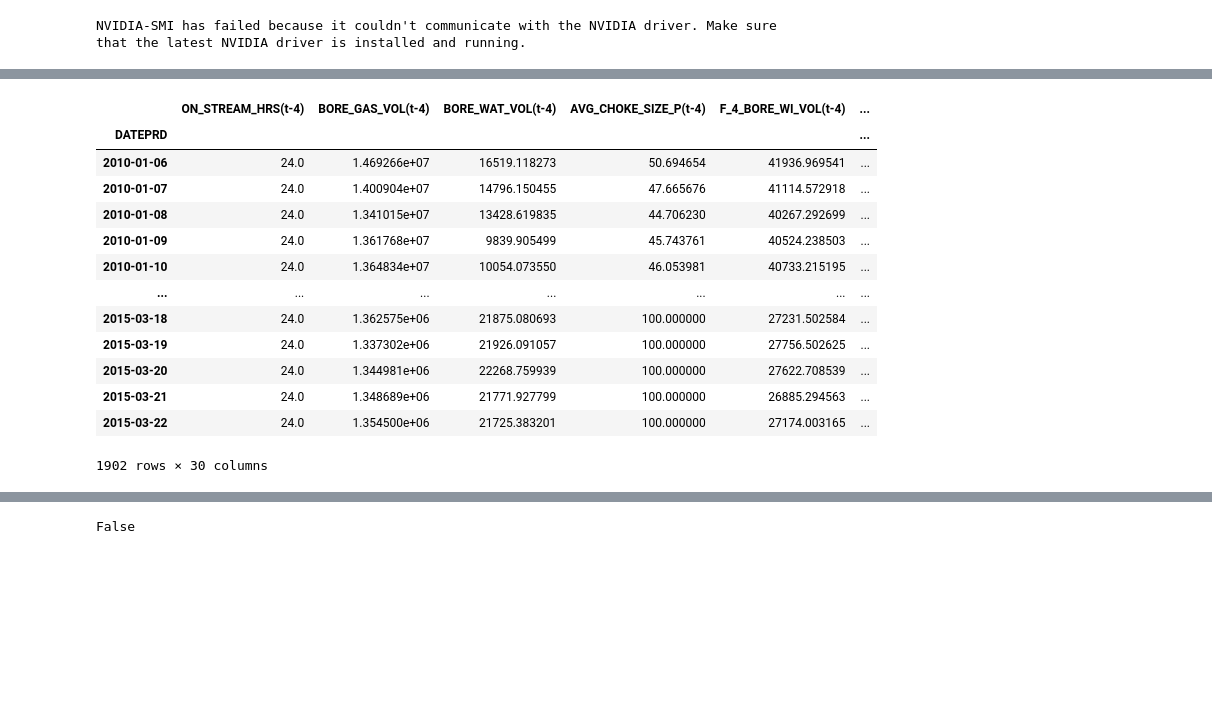
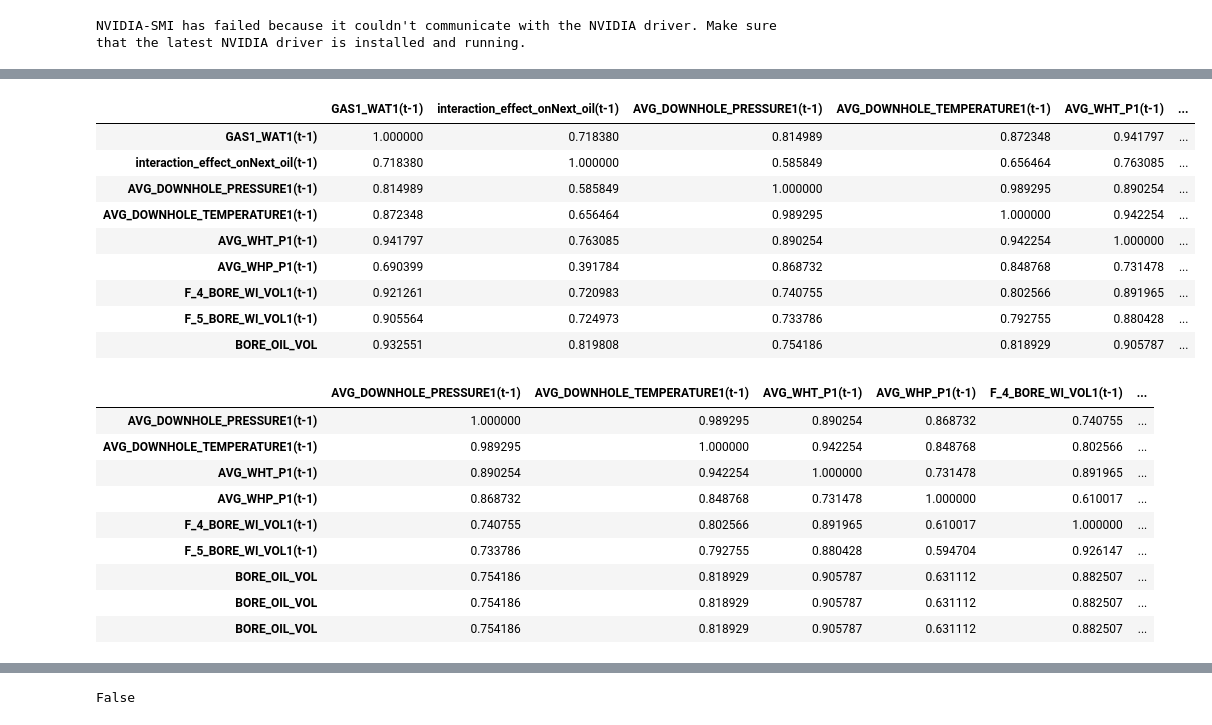
Before and after one commit to ashrafalaghbari/GA-TCN-LSTM, a Jupyter notebook: optimal_TCN_single_step.ipynb, the cells around one changed output, grey strips where cells are left out. Saved outputs shown, nothing was run; the diff lists cells and outputs as text; code cells hidden in the pictures; blank space fills up the shorter version.

```diff
--- a/optimal_TCN_single_step.ipynb
+++ b/optimal_TCN_single_step.ipynb
@@ -186,17 +229,26 @@ series_supervised = series_supervised[matching_columns]
-# %%
-series_supervised
-# %% [output]
-|  | ON_STREAM_HRS(t-4) | BORE_GAS_VOL(t-4) | BORE_WAT_VOL(t-4) | AVG_CHOKE_SIZE_P(t-4) | F_4_BORE_WI_VOL(t-4) | ... |
-| DATEPRD |  |  |  |  |  | ... |
-| 2010-01-06 | 24.0 | 1.469266e+07 | 16519.118273 | 50.694654 | 41936.969541 | ... |
-| 2010-01-07 | 24.0 | 1.400904e+07 | 14796.150455 | 47.665676 | 41114.572918 | ... |
-| 2010-01-08 | 24.0 | 1.341015e+07 | 13428.619835 | 44.706230 | 40267.292699 | ... |
-| 2010-01-09 | 24.0 | 1.361768e+07 | 9839.905499 | 45.743761 | 40524.238503 | ... |
-| 2010-01-10 | 24.0 | 1.364834e+07 | 10054.073550 | 46.053981 | 40733.215195 | ... |
-| ... | ... | ... | ... | ... | ... | ... |
-| 2015-03-18 | 24.0 | 1.362575e+06 | 21875.080693 | 100.000000 | 27231.502584 | ... |
-| 2015-03-19 | 24.0 | 1.337302e+06 | 21926.091057 | 100.000000 | 27756.502625 | ... |
-| 2015-03-20 | 24.0 | 1.344981e+06 | 22268.759939 | 100.000000 | 27622.708539 | ... |
-| 2015-03-21 | 24.0 | 1.348689e+06 | 21771.927799 | 100.000000 | 26885.294563 | ... |
-| 2015-03-22 | 24.0 | 1.354500e+06 | 21725.383201 | 100.000000 | 27174.003165 | ... |
-1902 rows × 30 columns
+# %%
+series_supervised.corr().iloc[-9:,-9:]
+# %% [output]
+|  | GAS1_WAT1(t-1) | interaction_effect_onNext_oil(t-1) | AVG_DOWNHOLE_PRESSURE1(t-1) | AVG_DOWNHOLE_TEMPERATURE1(t-1) | AVG_WHT_P1(t-1) | ... |
+| GAS1_WAT1(t-1) | 1.000000 | 0.718380 | 0.814989 | 0.872348 | 0.941797 | ... |
+| interaction_effect_onNext_oil(t-1) | 0.718380 | 1.000000 | 0.585849 | 0.656464 | 0.763085 | ... |
+| AVG_DOWNHOLE_PRESSURE1(t-1) | 0.814989 | 0.585849 | 1.000000 | 0.989295 | 0.890254 | ... |
+| AVG_DOWNHOLE_TEMPERATURE1(t-1) | 0.872348 | 0.656464 | 0.989295 | 1.000000 | 0.942254 | ... |
+| AVG_WHT_P1(t-1) | 0.941797 | 0.763085 | 0.890254 | 0.942254 | 1.000000 | ... |
+| AVG_WHP_P1(t-1) | 0.690399 | 0.391784 | 0.868732 | 0.848768 | 0.731478 | ... |
+| F_4_BORE_WI_VOL1(t-1) | 0.921261 | 0.720983 | 0.740755 | 0.802566 | 0.891965 | ... |
+| F_5_BORE_WI_VOL1(t-1) | 0.905564 | 0.724973 | 0.733786 | 0.792755 | 0.880428 | ... |
+| BORE_OIL_VOL | 0.932551 | 0.819808 | 0.754186 | 0.818929 | 0.905787 | ... |
+# %%
+series_supervised.corr().iloc[-9:,-9:]
+# %% [output]
+|  | AVG_DOWNHOLE_PRESSURE1(t-1) | AVG_DOWNHOLE_TEMPERATURE1(t-1) | AVG_WHT_P1(t-1) | AVG_WHP_P1(t-1) | F_4_BORE_WI_VOL1(t-1) | ... |
+| AVG_DOWNHOLE_PRESSURE1(t-1) | 1.000000 | 0.989295 | 0.890254 | 0.868732 | 0.740755 | ... |
+| AVG_DOWNHOLE_TEMPERATURE1(t-1) | 0.989295 | 1.000000 | 0.942254 | 0.848768 | 0.802566 | ... |
+| AVG_WHT_P1(t-1) | 0.890254 | 0.942254 | 1.000000 | 0.731478 | 0.891965 | ... |
+| AVG_WHP_P1(t-1) | 0.868732 | 0.848768 | 0.731478 | 1.000000 | 0.610017 | ... |
+| F_4_BORE_WI_VOL1(t-1) | 0.740755 | 0.802566 | 0.891965 | 0.610017 | 1.000000 | ... |
+| F_5_BORE_WI_VOL1(t-1) | 0.733786 | 0.792755 | 0.880428 | 0.594704 | 0.926147 | ... |
+| BORE_OIL_VOL | 0.754186 | 0.818929 | 0.905787 | 0.631112 | 0.882507 | ... |
+| BORE_OIL_VOL | 0.754186 | 0.818929 | 0.905787 | 0.631112 | 0.882507 | ... |
+| BORE_OIL_VOL | 0.754186 | 0.818929 | 0.905787 | 0.631112 | 0.882507 | ... |
```
Also changed, not shown: parts of 26 cells of this notebook.
